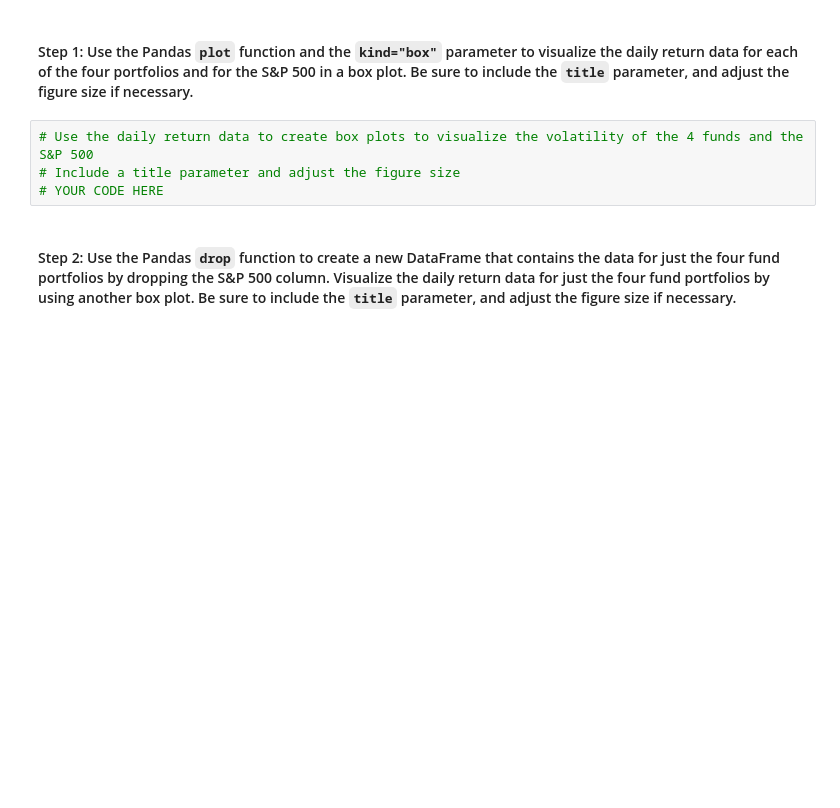
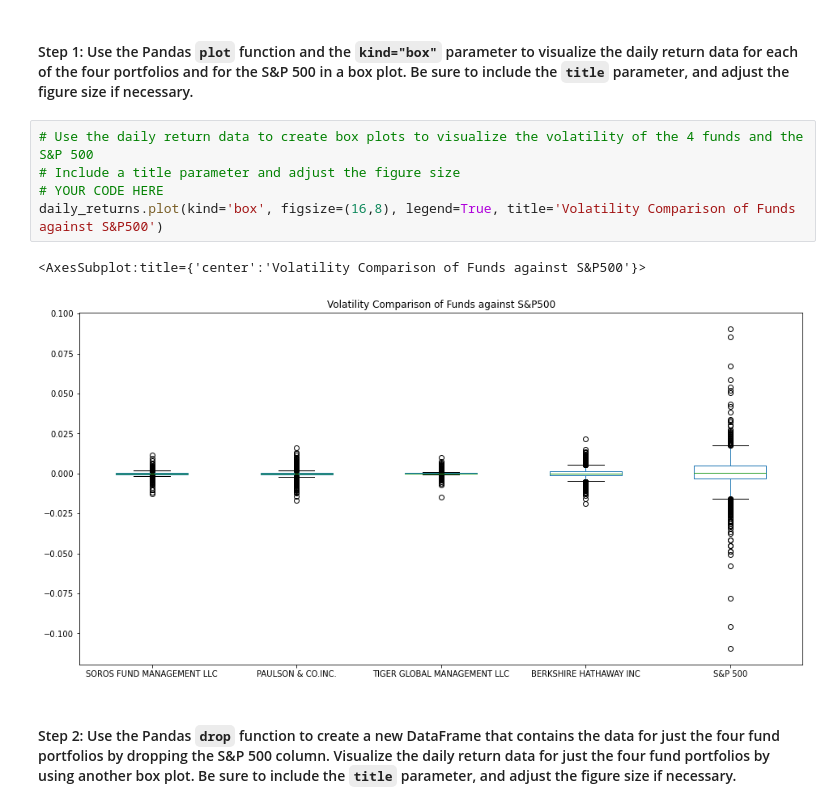
Before and after one commit to saeedraghib/m04_challenge_01, a Jupyter notebook: sr_risk_return_analysis.ipynb, the cells around one changed output. Saved outputs shown, nothing was run; the diff lists cells and outputs as text; blank space fills up the shorter version.

Commit message:
Completed the Volatility Analysis of the 4 funds against the S&P 500 and against each other.

```diff
--- a/sr_risk_return_analysis.ipynb
+++ b/sr_risk_return_analysis.ipynb
@@ -366,7 +366,11 @@ Analyze the volatility of each of the four fund portfolios and of the S&P 500 In
 # %%
 # Use the daily return data to create box plots to visualize the volatility of the 4 funds and the S&P 500
 # Include a title parameter and adjust the figure size
 # YOUR CODE HERE
+daily_returns.plot(kind='box', figsize=(16,8), legend=True, title='Volatility Comparison of Funds against S&P500')
+# %% [output]
+<AxesSubplot:title={'center':'Volatility Comparison of Funds against S&P500'}>
+[figure, added]
 # %% [markdown]
 #### Step 2: Use the Pandas `drop` function to create a new DataFrame that contains the data for just the four fund portfolios by dropping the S&P 500 column. Visualize the daily return data for just the four fund portfolios by using another box plot. Be sure to include the `title` parameter, and adjust the figure size if necessary.
 # %%
```
Also changed, not shown: parts of 2 cells of this notebook, 1 other file.
